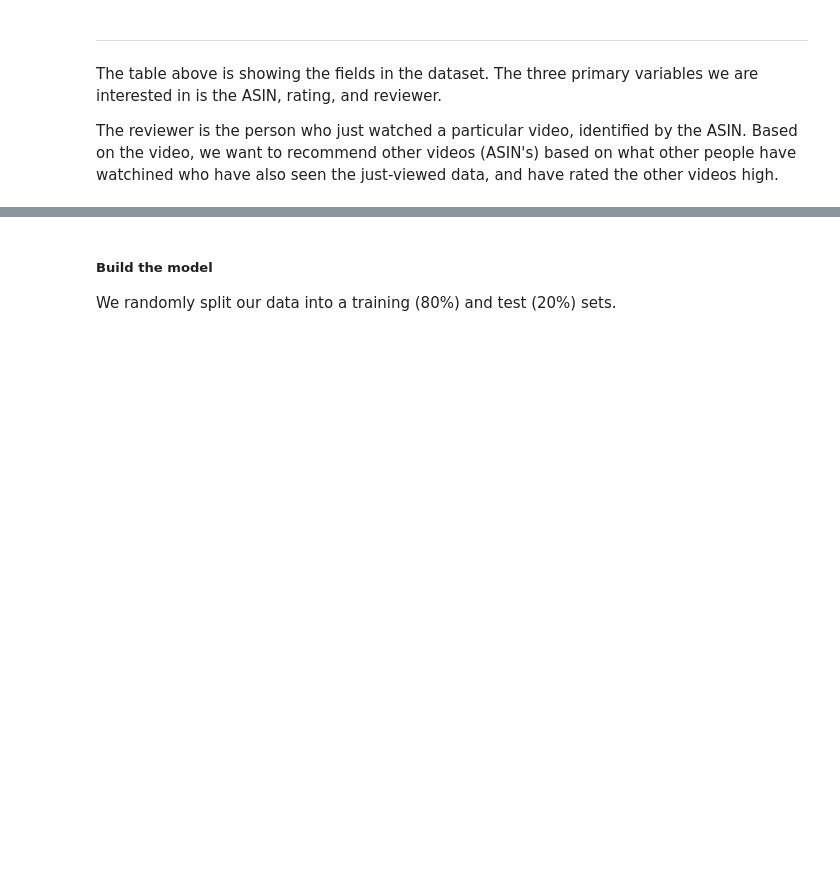
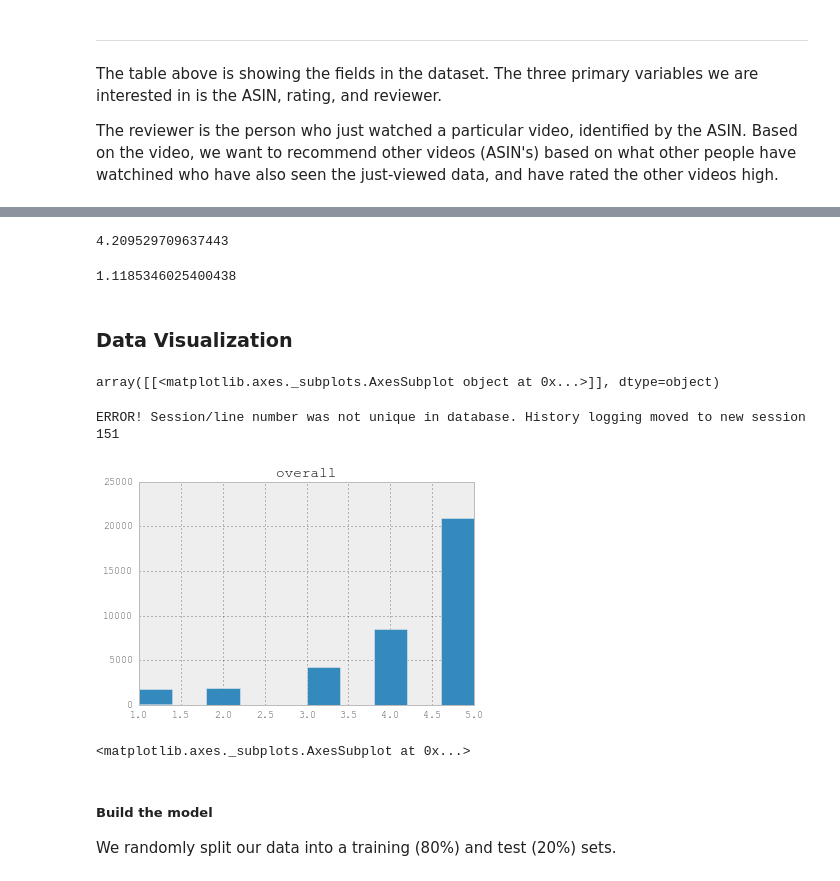
Before and after one commit to RahnL/DataScience-SMU, a Jupyter notebook: DataMining/Recommender System Sample.ipynb, the cells around one changed output, grey strips where cells are left out. Saved outputs shown, nothing was run; the diff lists cells and outputs as text; code cells hidden in the pictures; blank space fills up the shorter version.

Commit message:
Updated Visualization Information

```diff
--- a/DataMining/Recommender System Sample.ipynb
+++ b/DataMining/Recommender System Sample.ipynb
@@ -89,3 +96,45 @@ The reviewer is the person who just watched a particular video, identified by th
+# %%
+sf['overall'].mean()
+# %% [output]
+4.209529709637443
+# %%
+sf['overall'].std()
+# %% [output]
+1.1185346025400438
+# %% [markdown]
+### Data Visualization
+# %%
+# Reading the JSON file into pandas for analysis and visualization
+import matplotlib.pyplot as plt
+import pandas as pd
+pd.options.display.mpl_style = 'default'
+with open('C:/Users/trogers/Documents/GitHub/DataScience-SMU/DataMining/data/Amazon_Instant_Video_5.json', 'rb') as f:
+    data = f.readlines()
+
+# remove the trailing "\n" from each line
+data = map(lambda x: x.rstrip(), data)
+
+# each element of 'data' is an individual JSON object.
+# i want to convert it into an *array* of JSON objects
+# which, in and of itself, is one large JSON object
+# basically... add square brackets to the beginning
+# and end, and have all the individual business JSON objects
+# separated by a comma
+data_json_str = "[" + ','.join(data) + "]"
+
+# now, load it into pandas
+data_df = pd.read_json(data_json_str)
+# %%
+pd.options.display.mpl_style = 'default'
+data_df.hist('overall')
+# %% [output]
+array([[<matplotlib.axes._subplots.AxesSubplot object at 0x...>]], dtype=object)
+ERROR! Session/line number was not unique in database. History logging moved to new session 151
+[figure, added]
+# %%
+data_df.overall.plot(kind='pie',figsize=(6,6))
+# %% [output]
+<matplotlib.axes._subplots.AxesSubplot at 0x...>
 # %% [markdown]
 ##### Build the model
 
```
Also changed, not shown: parts of 3 cells of this notebook.
